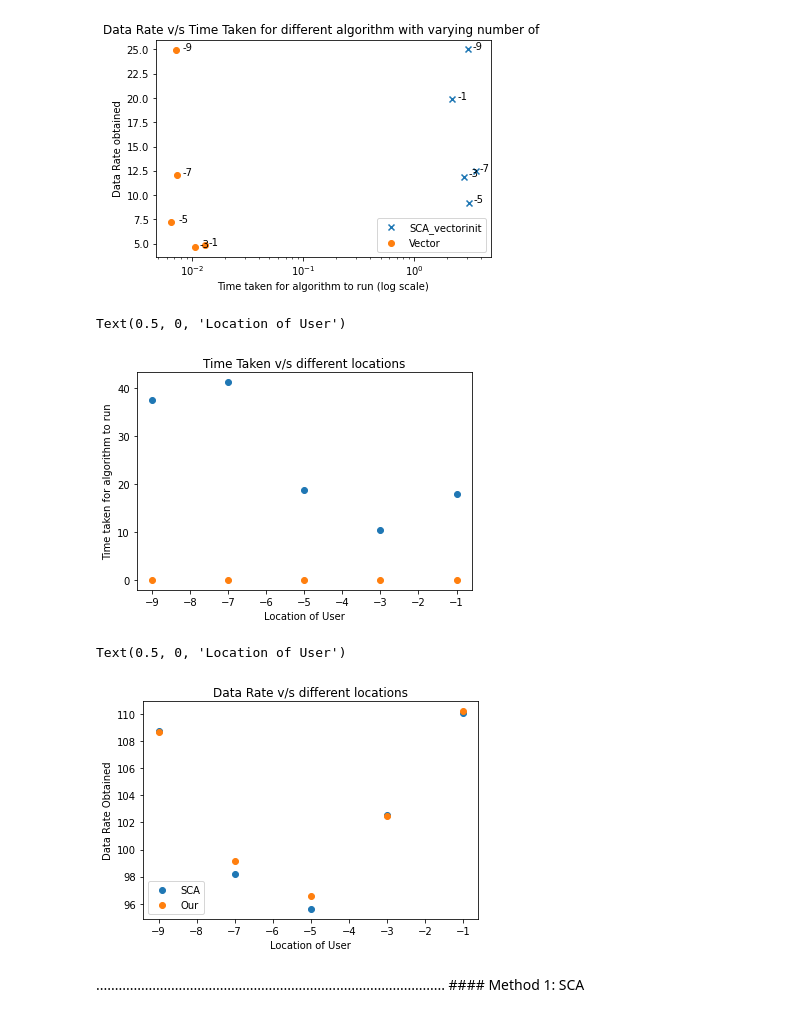
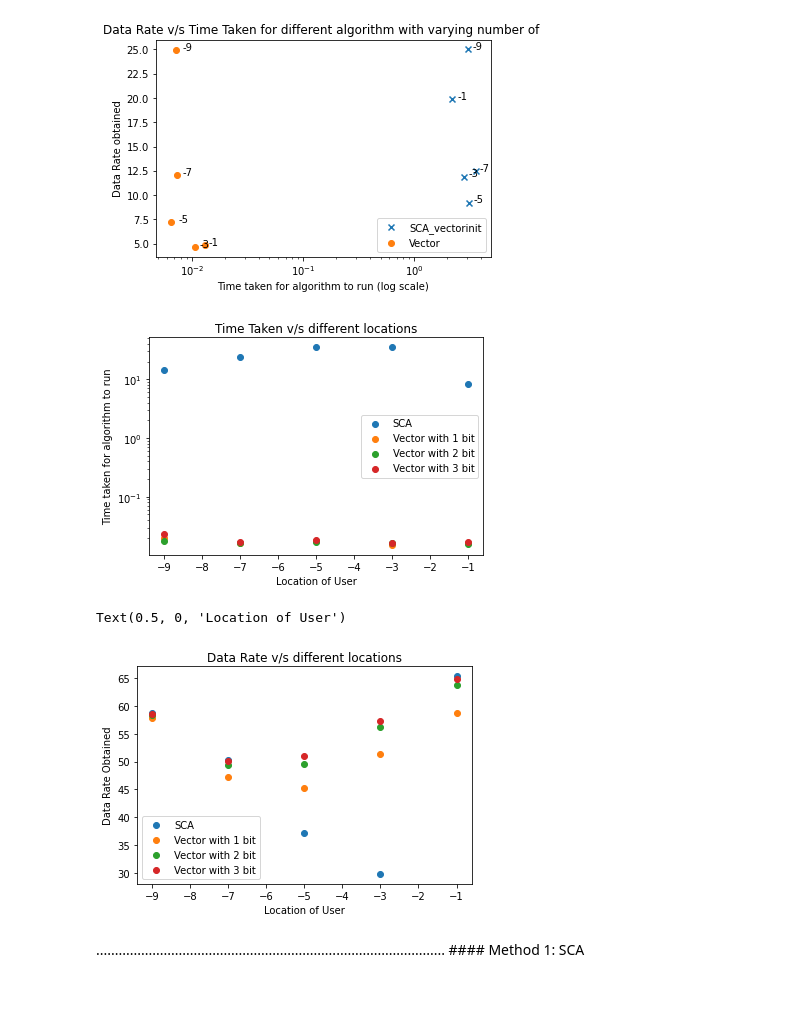
Before and after one commit to aditj/IRS-Paper, a Jupyter notebook: Cleaned Simulation-Copy1.ipynb, the cells around one changed output. Drawn from its saved outputs; the diff is of its cells as text; code cells hidden in the pictures.

```diff
--- a/Cleaned Simulation-Copy1.ipynb
+++ b/Cleaned Simulation-Copy1.ipynb
@@ -156,7 +156,7 @@ def calculate_datarate(H,x):
 def angle_mapper(rads,M):
     lis = (np.arange(M)/M)*2*np.pi
     for i in range(len(lis)-1):
-        if lis[i]<rads and lis[i+1]>rads:
+        if lis[i]<=rads and lis[i+1]>rads:
             if (lis[i] - rads) < (lis[i+1] - rads):
                 return lis[i]
             else:
@@ -165,14 +165,13 @@ def angle_mapper(rads,M):
 vec_angle_mapper = np.vectorize(angle_mapper)
 def return_coefficients(h_,opt,M=2):
     rads = np.angle(opt/h_)
-
     rads[rads <  0] += np.pi * 2
     angles = np.zeros(len(h_))
 
     for i in range(len(rads)-1):
-        angles[i+1] = angle_mapper(rads[i],M)
+        angles[i+1] = angle_mapper(rads[i+1],M)
     angles[0] = 0
-    return np.exp(2j*angles*np.pi/M)
+    return np.exp(1j*angles)
 
 def vector_heuristic(h,M=2):
     h_ = h.sum(axis=0)
@@ -247,7 +243,7 @@ def return_rate_sca(H,N_e,K,L,sig):
     thetas[np.angle(x.value,deg= True)<0] = -1
     ThetaSDP = np.concatenate([[1],thetas])
     G = calculate_cascaded(H,np.concatenate([[1],x.value]))
-    G = calculate_cascaded(H,ThetaSDP)
+
     RSDP = calculate_datarate(G,sig)
     return RSDP/10**8
 # %% [markdown]
@@ -345,6 +341,7 @@ vector_user2 = np.zeros((5,n_iter,2))
 sca_user = np.zeros((5,n_iter,2))
 
 j = 0
+
 for loc in Locs:
     N_x = 14
     N_e = N_x**2
@@ -359,12 +356,17 @@ for loc in Locs:
         ## Symbol to be sent of 1mW
         s = 1e-3 * P_max
         #w = G.copy()/(np.linalg.norm(s)*np.linalg.norm(G)) # Precoding Vector
-        sig  = w*s # Final Symbol Transmitted
+        sig  = s # Final Symbol Transmitted
         sig = sig * P.T
         t = time.process_time()
         R = return_rate_strongest_tap(H,N_e,K,L,sig,2)
         vector_user[j][i] = time.process_time()-t,R
-
+        t = time.process_time()
+        R = return_rate_strongest_tap(H,N_e,K,L,sig,4)
+        vector_user1[j][i] = time.process_time()-t,R
+        t = time.process_time()
+        R = return_rate_strongest_tap(H,N_e,K,L,sig,8)
+        vector_user2[j][i] = time.process_time()-t,R
         t = time.process_time()
         R = return_rate_sca(H,N_e,K,L,sig)
         sca_user[j][i] = time.process_time()-t,R
@@ -463,26 +446,29 @@ plt.xscale("log")
 # %% [output]
 [figure]
 # %%
-plt.scatter(Locs,sca_user[:,:,0].mean(1))
-plt.scatter(Locs,vector_user[:,:,0].mean(1))
+plt.scatter(Locs,sca_user[:,:,0].mean(1),label="SCA")
+plt.scatter(Locs,vector_user[:,:,0].mean(1),label="Vector with 1 bit")
+plt.scatter(Locs,vector_user1[:,:,0].mean(1),label="Vector with 2 bit")
+plt.scatter(Locs,vector_user2[:,:,0].mean(1),label="Vector with 3 bit")
 plt.title("Time Taken v/s different locations")
 plt.ylabel("Time taken for algorithm to run")
 plt.xlabel("Location of User")
+plt.legend()
+plt.yscale('log')
 # %% [output]
-Text(0.5, 0, 'Location of User')
-[figure, old version]
+[figure, new version]
 # %%
 plt.scatter(Locs,sca_user[:,:,1].mean(1),label="SCA")
-plt.scatter(Locs,vector_user[:,:,1].mean(1),label="Our")
-# plt.scatter(Locs,vector_user1[:,:,1].mean(1),label="4")
-# plt.scatter(Locs,vector_user2[:,:,1].mean(1),label="16")
+plt.scatter(Locs,vector_user[:,:,1].mean(1),label="Vector with 1 bit")
+plt.scatter(Locs,vector_user1[:,:,1].mean(1),label="Vector with 2 bit")
+plt.scatter(Locs,vector_user2[:,:,1].mean(1),label="Vector with 3 bit")
 plt.legend()
 plt.title("Data Rate v/s different locations")
 plt.ylabel("Data Rate Obtained")
 plt.xlabel("Location of User")
 # %% [output]
 Text(0.5, 0, 'Location of User')
-[figure, old version]
+[figure, new version]
 # %% [markdown]
 .............................................................................................
 \#### Method 1: SCA
```
Also changed, not shown: parts of 5 cells of this notebook.
